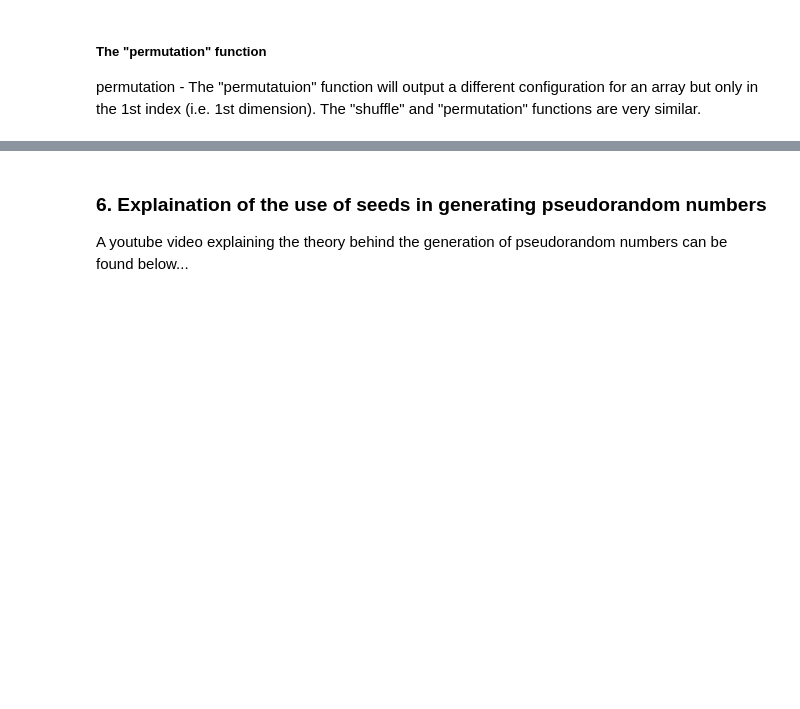
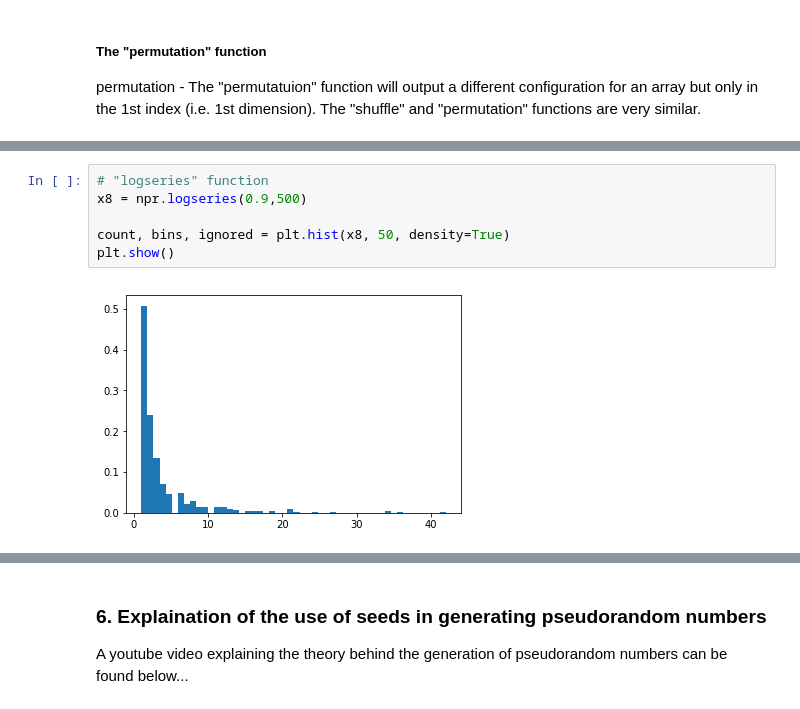
Before and after one commit to G00364756/52465---Programming-for-Data-Analysis---Assignments, a Jupyter notebook: Numpy Investigation.ipynb, the cells around one changed output, grey strips where cells are left out. Cells and saved outputs as stored; diff of their text form; blank space fills up the shorter version.

```diff
--- a/Numpy Investigation.ipynb
+++ b/Numpy Investigation.ipynb
@@ -230,0 +281,8 @@ The 5 distributions selected for demonstration are:
+# %%
+# "logseries" function
+x8 = npr.logseries(0.9,500)
+
+count, bins, ignored = plt.hist(x8, 50, density=True)
+plt.show()
+# %% [output]
+[figure, added]
```
Also changed, not shown: parts of 26 cells of this notebook.
